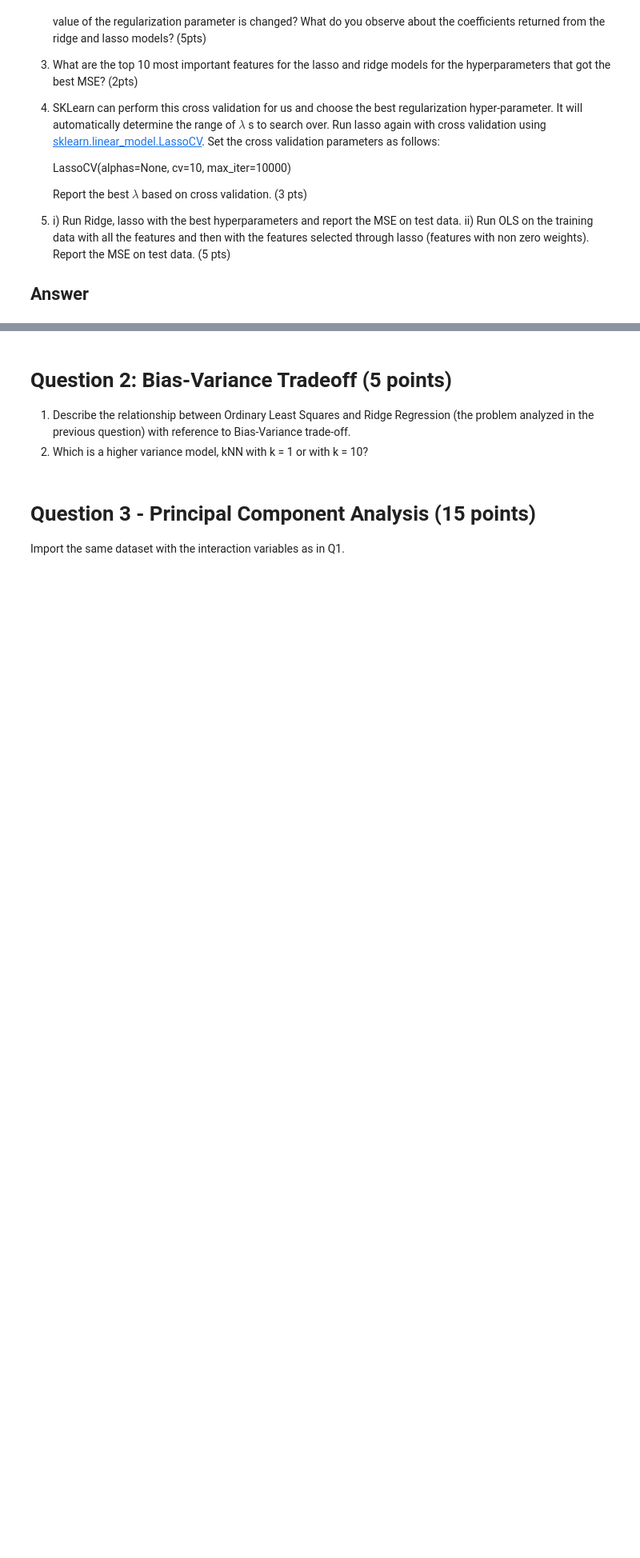
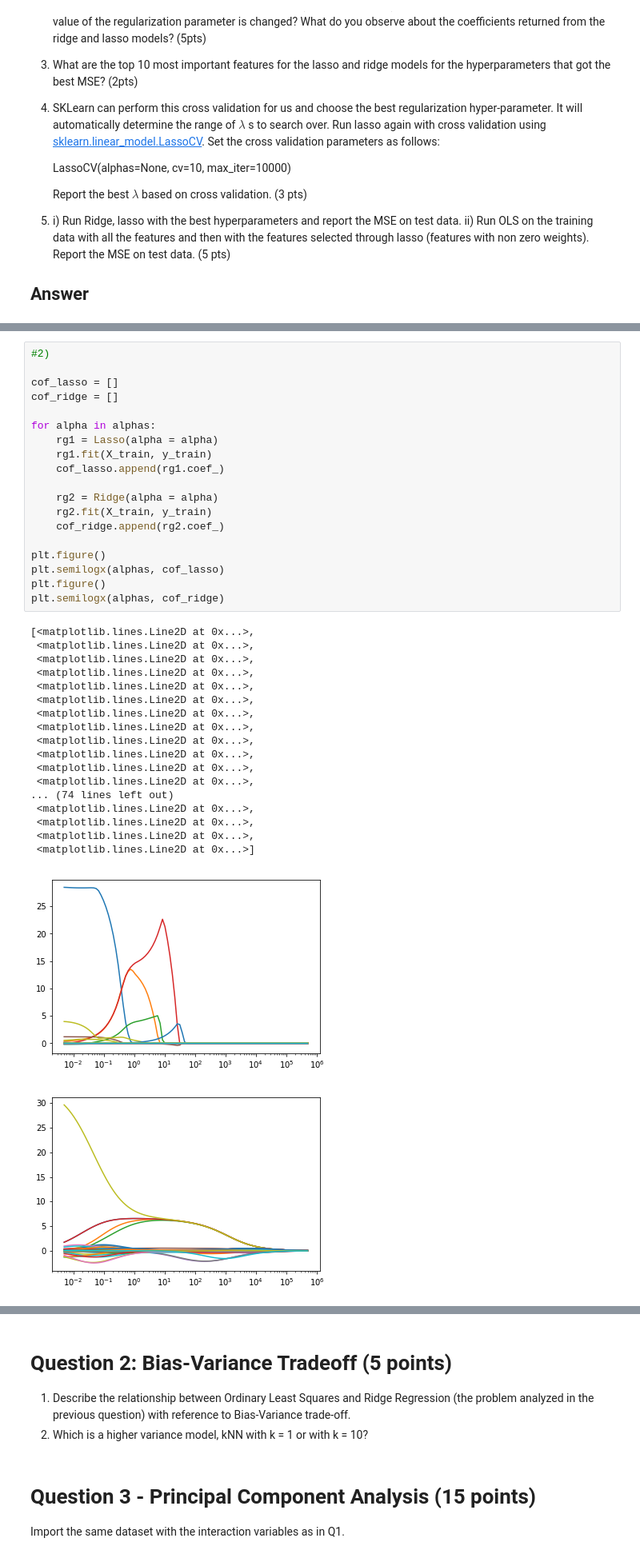
Before and after one commit to alexedinburgh/DM, a Jupyter notebook: HW2/EE380L_HW2.ipynb, the cells around one changed output, grey strips where cells are left out. Shown at 80% size. Cells and saved outputs as stored; diff of their text form; blank space fills up the shorter version.

```diff
--- a/HW2/EE380L_HW2.ipynb
+++ b/HW2/EE380L_HW2.ipynb
@@ -82,0 +146,39 @@ X_train, X_test, y_train, y_test = train_test_split(X,y,test_size = 0.33, random
+# %%
+#2)
+
+cof_lasso = []
+cof_ridge = []
+
+for alpha in alphas:
+    rg1 = Lasso(alpha = alpha)
+    rg1.fit(X_train, y_train)
+    cof_lasso.append(rg1.coef_)
+
+    rg2 = Ridge(alpha = alpha)
+    rg2.fit(X_train, y_train)
+    cof_ridge.append(rg2.coef_)
+
+plt.figure()
+plt.semilogx(alphas, cof_lasso)
+plt.figure()
+plt.semilogx(alphas, cof_ridge)
+# %% [output]
+[<matplotlib.lines.Line2D at 0x...>,
+ <matplotlib.lines.Line2D at 0x...>,
+ <matplotlib.lines.Line2D at 0x...>,
+ <matplotlib.lines.Line2D at 0x...>,
+ <matplotlib.lines.Line2D at 0x...>,
+ <matplotlib.lines.Line2D at 0x...>,
+ <matplotlib.lines.Line2D at 0x...>,
+ <matplotlib.lines.Line2D at 0x...>,
+ <matplotlib.lines.Line2D at 0x...>,
+ <matplotlib.lines.Line2D at 0x...>,
+ <matplotlib.lines.Line2D at 0x...>,
+ <matplotlib.lines.Line2D at 0x...>,
+... (74 lines left out)
+ <matplotlib.lines.Line2D at 0x...>,
+ <matplotlib.lines.Line2D at 0x...>,
+ <matplotlib.lines.Line2D at 0x...>,
+ <matplotlib.lines.Line2D at 0x...>]
+[figure, added]
+[figure, added]
```
Also changed, not shown: parts of 8 cells of this notebook.
